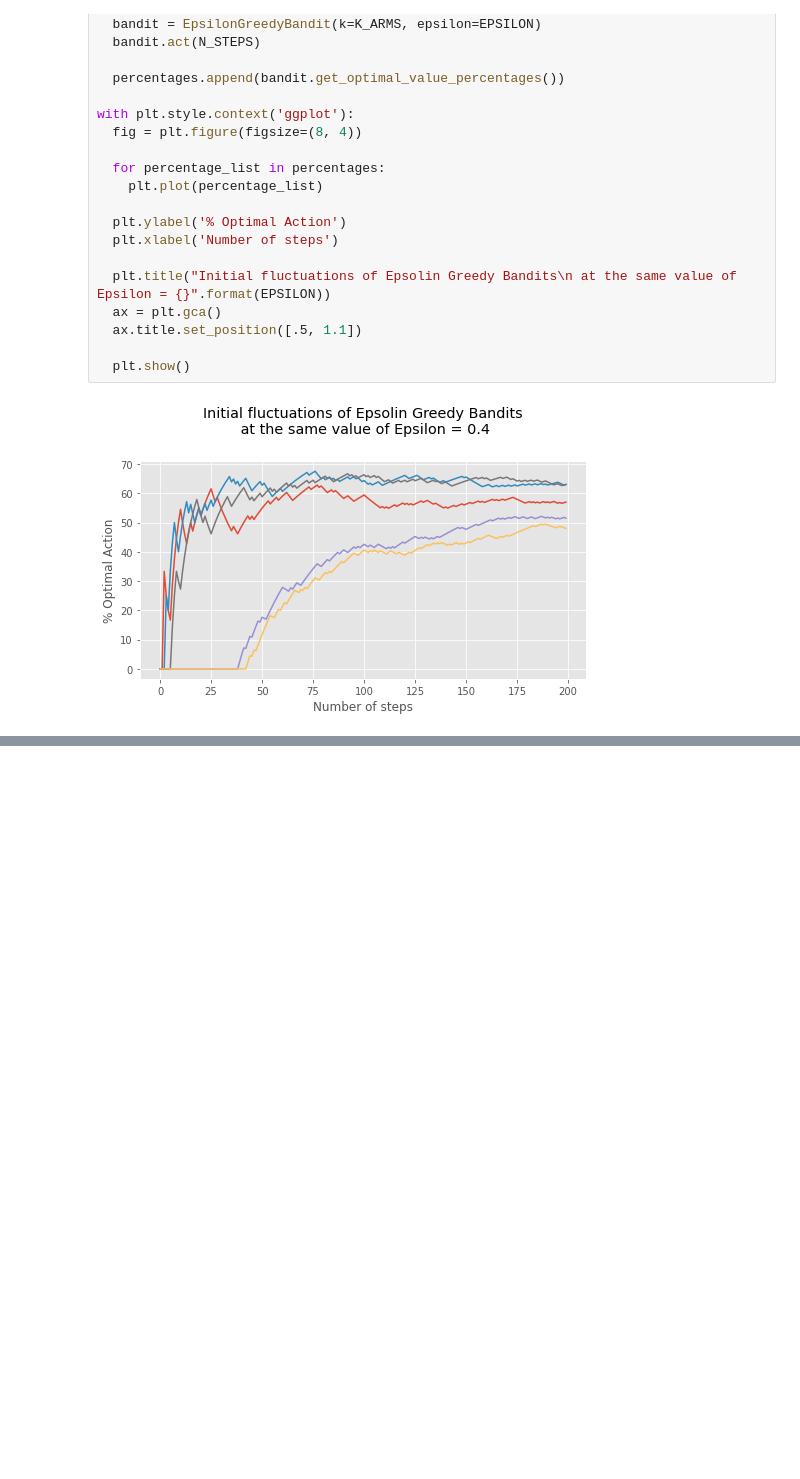
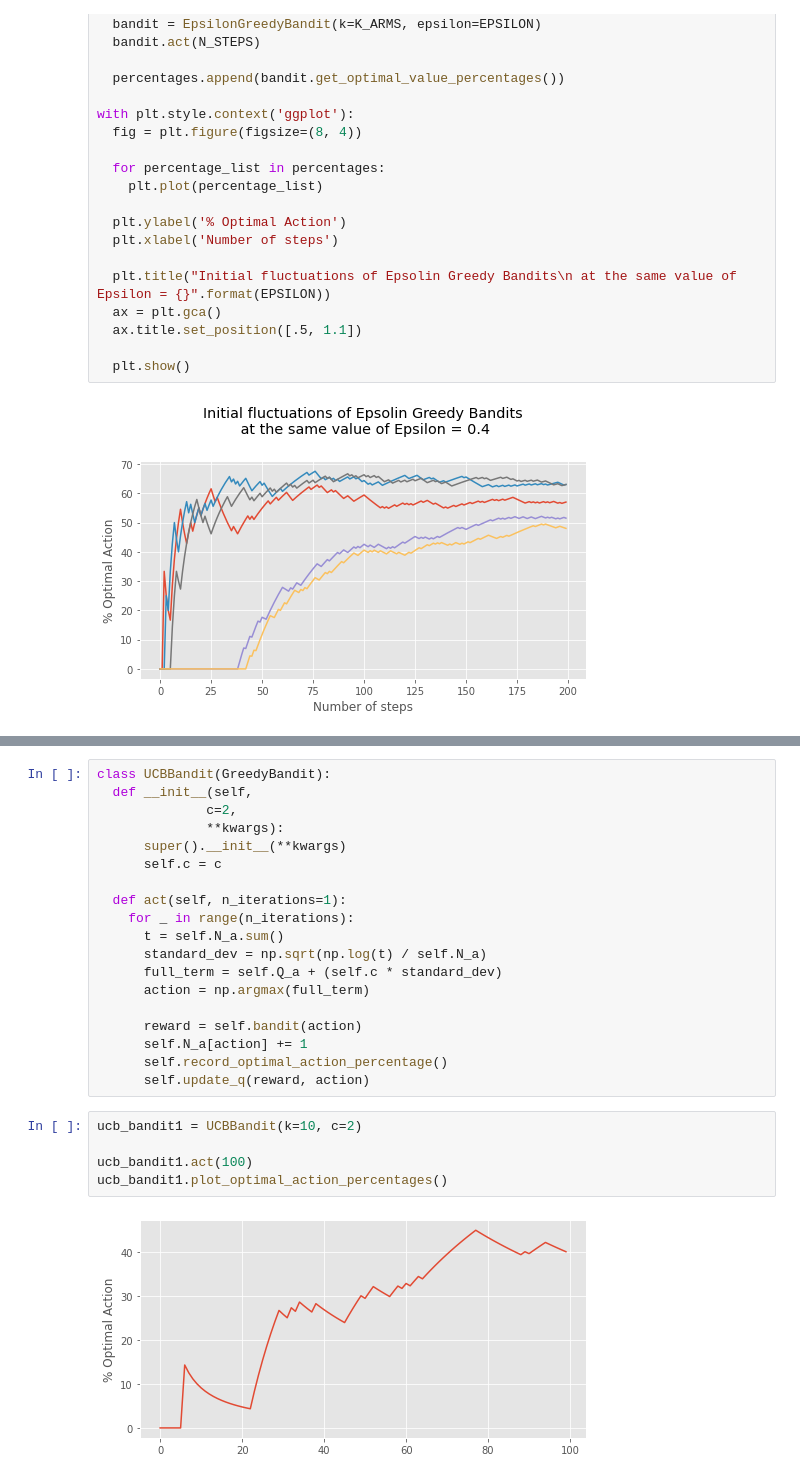
Before and after one commit to yasserius-ml/reinforment_learning_sutton_barto, a Jupyter notebook: Ch_2_MultiArm_Bandits.ipynb, the cells around one changed output, grey strips where cells are left out. Drawn from its saved outputs; the diff is of its cells as text; blank space fills up the shorter version.

```diff
--- a/Ch_2_MultiArm_Bandits.ipynb
+++ b/Ch_2_MultiArm_Bandits.ipynb
@@ -485,0 +523,26 @@ with plt.style.context('ggplot'):
+# %%
+class UCBBandit(GreedyBandit):
+  def __init__(self,
+              c=2,
+              **kwargs):
+      super().__init__(**kwargs)
+      self.c = c
+
+  def act(self, n_iterations=1):
+    for _ in range(n_iterations):
+      t = self.N_a.sum()
+      standard_dev = np.sqrt(np.log(t) / self.N_a)
+      full_term = self.Q_a + (self.c * standard_dev)
+      action = np.argmax(full_term)
+
+      reward = self.bandit(action)
+      self.N_a[action] += 1
+      self.record_optimal_action_percentage()
+      self.update_q(reward, action)
+# %%
+ucb_bandit1 = UCBBandit(k=10, c=2)
+
+ucb_bandit1.act(100)
+ucb_bandit1.plot_optimal_action_percentages()
+# %% [output]
+[figure, added]
```
Also changed, not shown: parts of 11 cells of this notebook.
